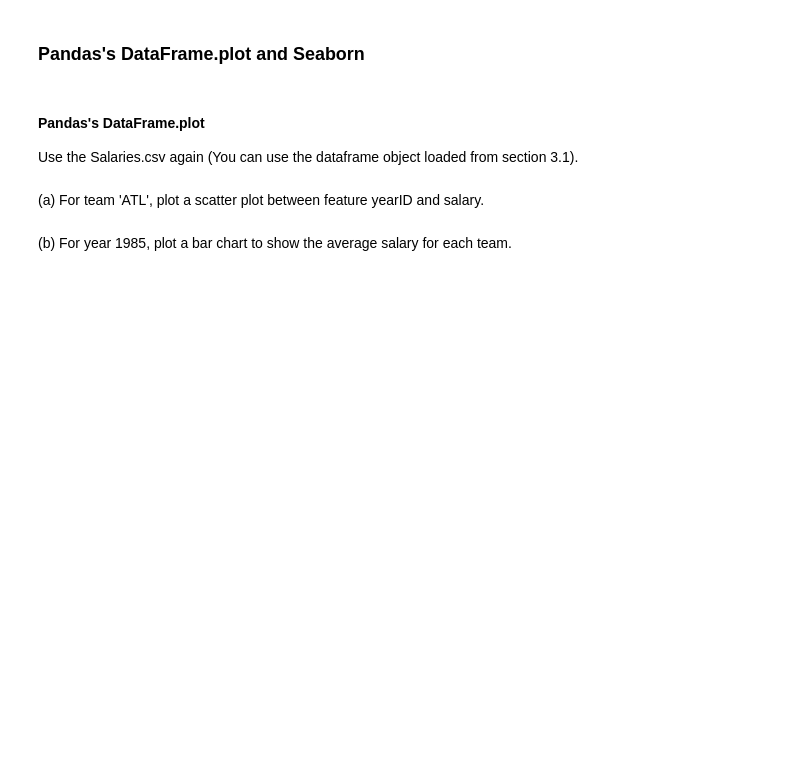
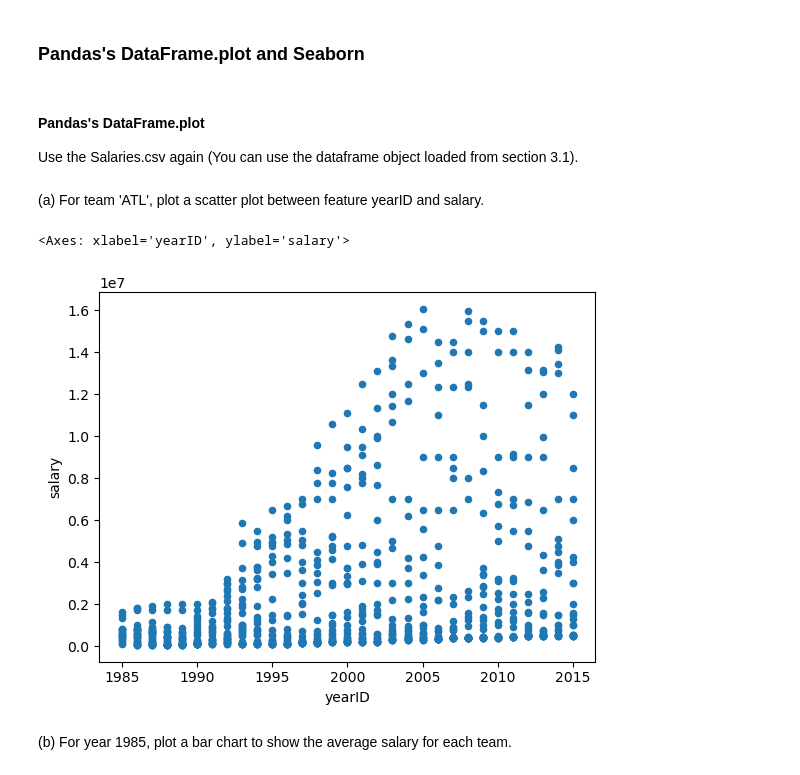
Before and after one commit to egunadi/dsci552-hw0, a Jupyter notebook: notebook/Gunadi_Eben_HW0.ipynb, the cells around one changed output. Cells and saved outputs as stored; diff of their text form; code cells hidden in the pictures; blank space fills up the shorter version.

```diff
--- a/notebook/Gunadi_Eben_HW0.ipynb
+++ b/notebook/Gunadi_Eben_HW0.ipynb
@@ -553,5 +554,12 @@ plt.show()
 Use the Salaries.csv again (You can use the dataframe object loaded from section 3.1).
 # %% [markdown]
 (a) For team 'ATL', plot a scatter plot between feature yearID and salary.
+# %%
+ATL_df = salaries_df[salaries_df['teamID'] == 'ATL']
+
+ATL_df.plot(x='yearID', y='salary', kind='scatter')
+# %% [output]
+<Axes: xlabel='yearID', ylabel='salary'>
+[figure, added]
 # %% [markdown]
 (b) For year 1985, plot a bar chart to show the average salary for each team.
```
Also changed, not shown: parts of 5 cells of this notebook.
